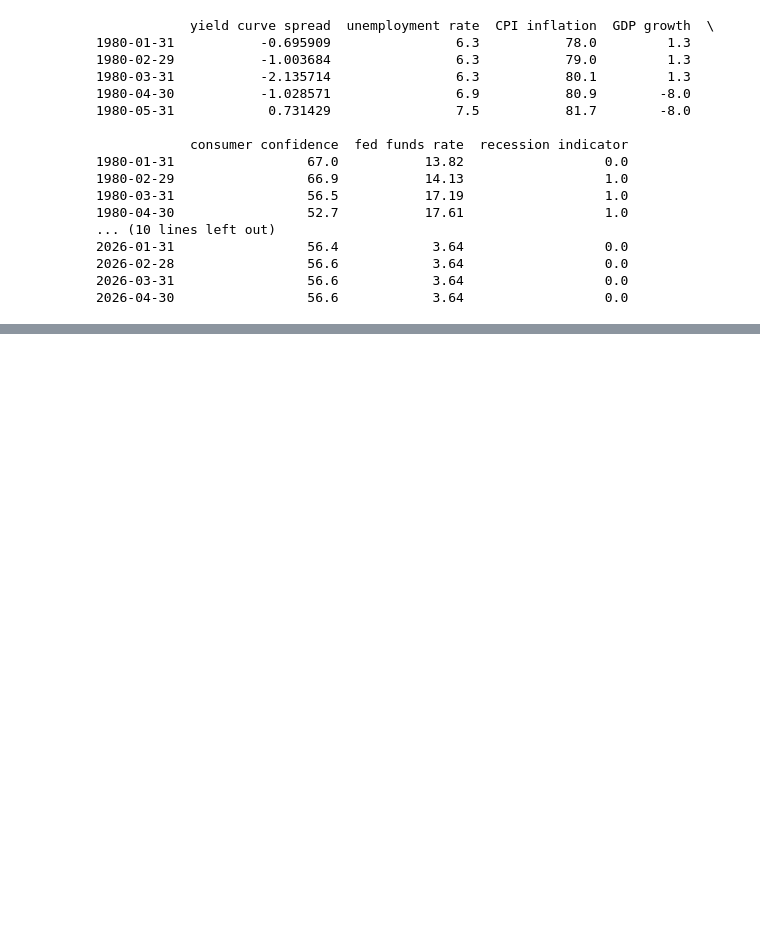
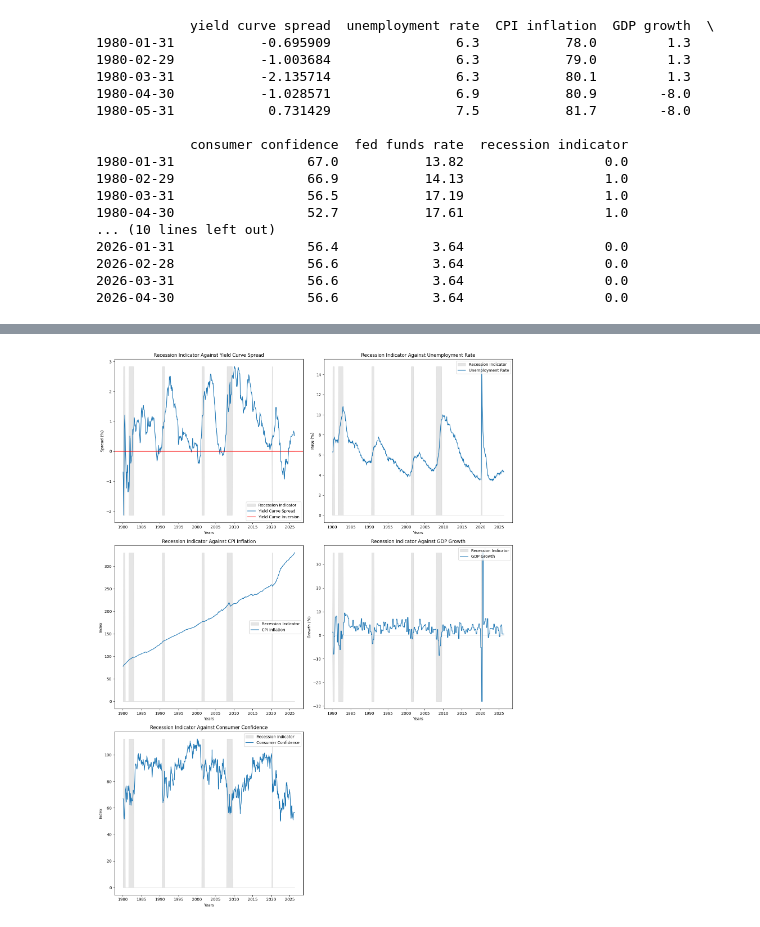
Before and after one commit to MustafaLearnsToCode/recession-indicator, a Jupyter notebook: notebooks/01_eda.ipynb, the cells around one changed output, grey strips where cells are left out. Saved outputs shown, nothing was run; the diff lists cells and outputs as text; code cells hidden in the pictures; blank space fills up the shorter version.

Commit message:
Added graphs in subplots instead of individual cells

```diff
--- a/notebooks/01_eda.ipynb
+++ b/notebooks/01_eda.ipynb
@@ -200,0 +109,85 @@ plt.show()
+# %%
+fig, axes = plt.subplots(3, 2, figsize=(15,20))
+ax1, ax2, ax3, ax4, ax5, ax6 = axes.flatten()
+
+# Yield Curve Spread Graph
+SERIES_YCS = "yield curve spread"
+YLABEL_YCS = "Spread (%)"
+
+ax1.fill_between(df_monthly.index,
+                 y1=df_monthly["recession indicator"]*df_monthly[SERIES_YCS].max(),
+                 y2=df_monthly["recession indicator"]*df_monthly[SERIES_YCS].min(),
+                 color="silver", alpha=0.4,
+                 label="Recession Indicator")
+ax1.plot(df_monthly.index, df_monthly[SERIES_YCS], label=SERIES_YCS.title())
+ax1.axhline(y=0, color="red", label="Yield Curve Inversion")
+ax1.set_title(f"Recession Indicator Against {SERIES_YCS.title()}")
+ax1.set_xlabel("Years")
+ax1.set_ylabel(YLABEL_YCS)
+ax1.legend()
+
+# Unemployment Rate Graph
+SERIES_UR = "unemployment rate"
+YLABEL_UR = "Rate (%)"
+
+ax2.fill_between(df_monthly.index,
+                 y1=df_monthly["recession indicator"]*df_monthly[SERIES_UR].max(),
+                 color="silver", alpha=0.4,
+                 label="Recession Indicator")
+ax2.plot(df_monthly.index, df_monthly[SERIES_UR], label=SERIES_UR.title())
+ax2.set_title(f"Recession Indicator Against {SERIES_UR.title()}")
+ax2.set_xlabel("Years")
+ax2.set_ylabel(YLABEL_UR)
+ax2.legend()
+
+# CPI Inflation Graph
+SERIES_CPI = "CPI inflation"
+YLABEL_CPI = "Index"
+TITLE_CPI = "CPI Inflation"
+
+ax3.fill_between(df_monthly.index,
+                 y1=df_monthly["recession indicator"]*df_monthly[SERIES_CPI].max(),
+                 color="silver", alpha=0.4,
+                 label="Recession Indicator")
+ax3.plot(df_monthly.index, df_monthly[SERIES_CPI], label=TITLE_CPI)
+ax3.set_title(f"Recession Indicator Against {TITLE_CPI}")
+ax3.set_xlabel("Years")
+ax3.set_ylabel(YLABEL_CPI)
+ax3.legend()
+
+# GDP Growth Graph
+SERIES_GDP = "GDP growth"
+YLABEL_GDP = "Growth (%)"
+TITLE_GDP = "GDP Growth"
+
+ax4.fill_between(df_monthly.index,
+                 y1=df_monthly["recession indicator"]*df_monthly[SERIES_GDP].max(),
+                 y2=df_monthly["recession indicator"]*df_monthly[SERIES_GDP].min(),
+                 color="silver", alpha=0.4,
+                 label="Recession Indicator")
+ax4.plot(df_monthly.index, df_monthly[SERIES_GDP], label=TITLE_GDP)
+ax4.set_title(f"Recession Indicator Against {TITLE_GDP}")
+ax4.set_xlabel("Years")
+ax4.set_ylabel(YLABEL_GDP)
+ax4.legend()
+
+# Consumer Confidence Graph
+SERIES_CC = "consumer confidence"
+YLABEL_CC = "Index"
+
+ax5.fill_between(df_monthly.index,
+                 y1=df_monthly["recession indicator"]*df_monthly[SERIES_CC].max(),
+                 color="silver", alpha=0.4,
+                 label="Recession Indicator")
+ax5.plot(df_monthly.index, df_monthly[SERIES_CC], label=SERIES_CC.title())
+ax5.set_title(f"Recession Indicator Against {SERIES_CC.title()}")
+ax5.set_xlabel("Years")
+ax5.set_ylabel(YLABEL_CC)
+ax5.legend()
+
+# Clean Up
+ax6.axis("off")
+plt.tight_layout()
+plt.show()
+# %% [output]
+[figure, added]
```
Also changed, not shown: parts of 5 cells of this notebook, 3 other files.
